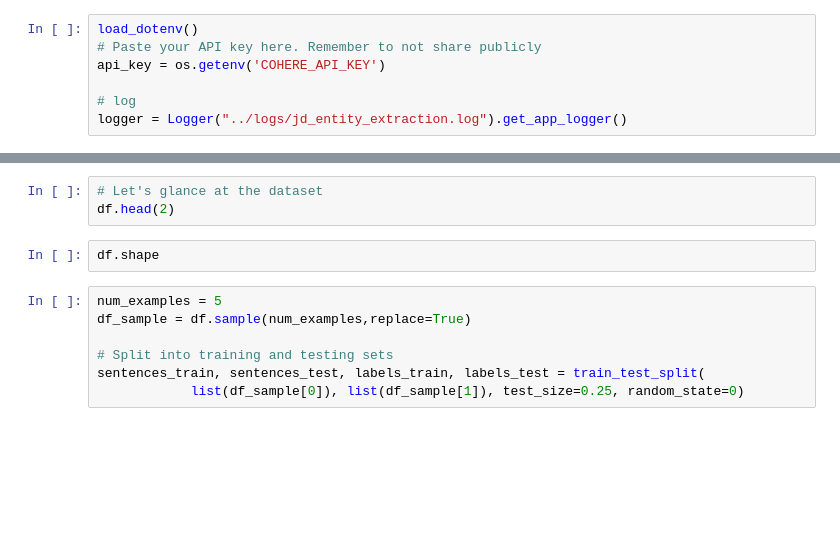
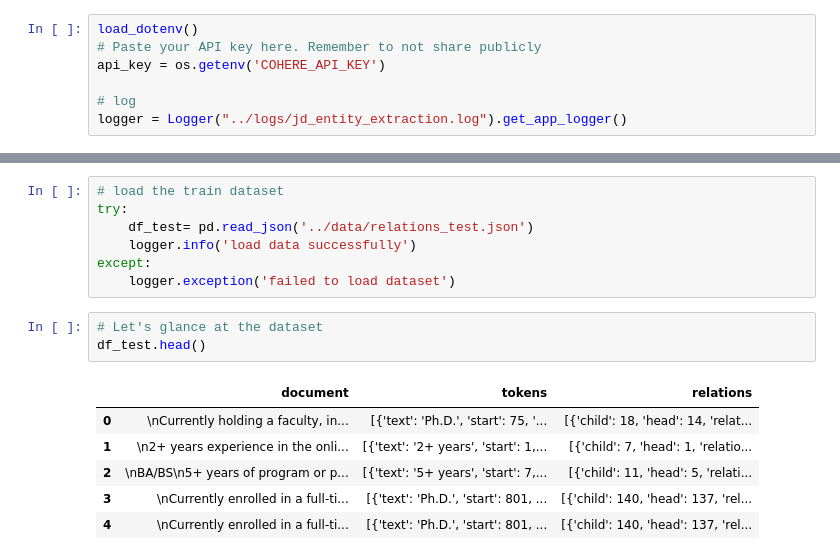
Before and after one commit to YohansSamuel/prompt_engineering, a Jupyter notebook: notebooks/job_description_entity_extraction.ipynb, the cells around one changed output, grey strips where cells are left out. Saved outputs shown, nothing was run; the diff lists cells and outputs as text; blank space fills up the shorter version.

```diff
--- a/notebooks/job_description_entity_extraction.ipynb
+++ b/notebooks/job_description_entity_extraction.ipynb
@@ -32,12 +41,17 @@ except:
+# %%
+# load the train dataset
+try:
+    df_test= pd.read_json('../data/relations_test.json')
+    logger.info('load data successfully')
+except:
+    logger.exception('failed to load dataset')
 # %%
 # Let's glance at the dataset
-df.head(2)
+df_test.head()
+# %% [output]
+|  | document | tokens | relations |
+| 0 | \nCurrently holding a faculty, in... | [{'text': 'Ph.D.', 'start': 75, '... | [{'child': 18, 'head': 14, 'relat... |
+| 1 | \n2+ years experience in the onli... | [{'text': '2+ years', 'start': 1,... | [{'child': 7, 'head': 1, 'relatio... |
+| 2 | \nBA/BS\n5+ years of program or p... | [{'text': '5+ years', 'start': 7,... | [{'child': 11, 'head': 5, 'relati... |
+| 3 | \nCurrently enrolled in a full-ti... | [{'text': 'Ph.D.', 'start': 801, ... | [{'child': 140, 'head': 137, 'rel... |
+| 4 | \nCurrently enrolled in a full-ti... | [{'text': 'Ph.D.', 'start': 801, ... | [{'child': 140, 'head': 137, 'rel... |
-# %%
-df.shape
-# %%
-num_examples = 5
-df_sample = df.sample(num_examples,replace=True)
-
-# Split into training and testing sets
-sentences_train, sentences_test, labels_train, labels_test = train_test_split(
-            list(df_sample[0]), list(df_sample[1]), test_size=0.25, random_state=0)
```
Also changed, not shown: parts of 7 cells of this notebook.
